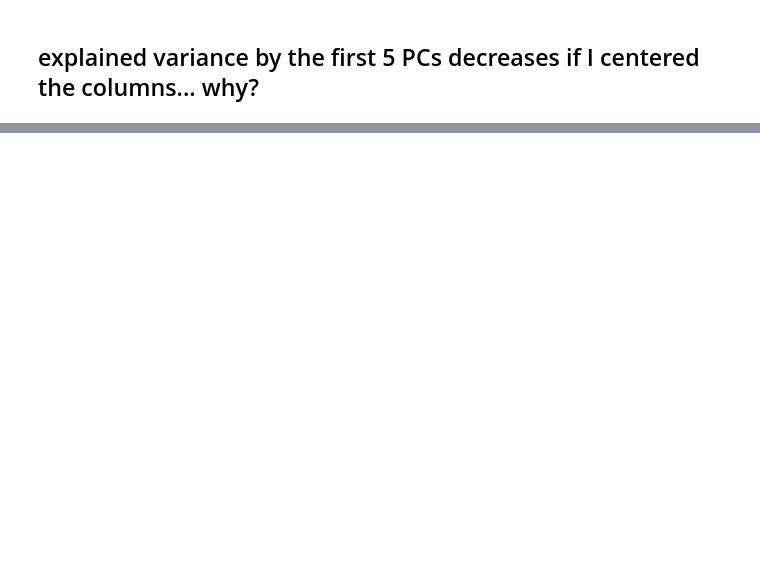
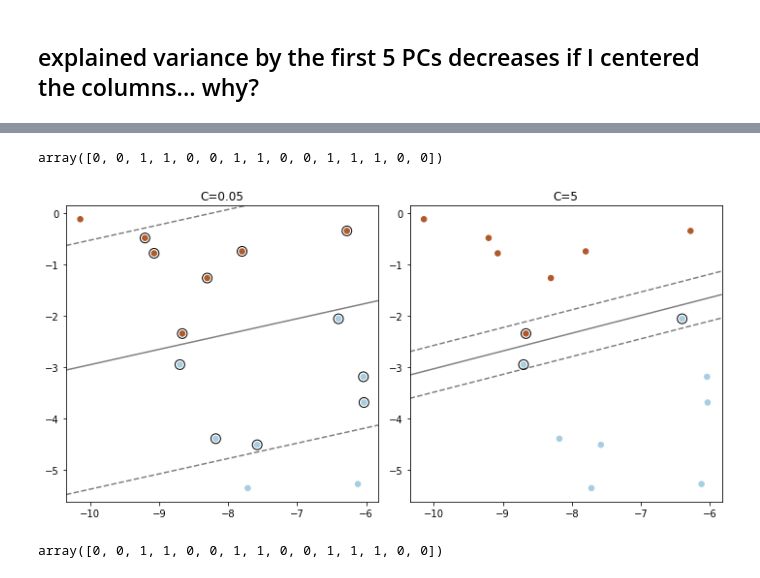
Before and after one commit to jiaqiw9/interpretation-of-metabolomics, a Jupyter notebook: SVM/DS Project.ipynb, the cells around one changed output, grey strips where cells are left out. Drawn from its saved outputs; the diff is of its cells as text; code cells hidden in the pictures; blank space fills up the shorter version.

```diff
--- a/SVM/DS Project.ipynb
+++ b/SVM/DS Project.ipynb
@@ -145,0 +297,64 @@ array([[ 0.35023824, -0.82537669, -0.97321099, -0.56514329],
+# %%
+X, y = make_blobs(n_samples=15, centers=2, random_state=777)
+y
+# %% [output]
+array([0, 0, 1, 1, 0, 0, 1, 1, 0, 0, 1, 1, 1, 0, 0])
+# %%
+import numpy as np
+import matplotlib.pyplot as plt
+from sklearn.datasets import make_blobs
+from sklearn.svm import LinearSVC
+
+X, y = make_blobs(n_samples=15, centers=2, random_state=777)
+
+
+plt.figure(figsize=(10, 5))
+for i, C in enumerate([0.05,5]):
+    # "hinge" is the standard SVM loss
+    clf = LinearSVC(C=C).fit(X, y)
+    # obtain the support vectors through the decision function
+    decision_function = clf.decision_function(X)
+    # we can also calculate the decision function manually
+    # decision_function = np.dot(X, clf.coef_[0]) + clf.intercept_[0]
+    # The support vectors are the samples that lie within the margin
+    # boundaries, whose size is conventionally constrained to 1
+    support_vector_indices = np.where(np.abs(decision_function) <= 1 + 1e-15)[0]
+    support_vectors = X[support_vector_indices]
+
+    plt.subplot(1, 2, i + 1)
+    plt.scatter(X[:, 0], X[:, 1], c=y, s=30, cmap=plt.cm.Paired)
+    ax = plt.gca()
+    xlim = ax.get_xlim()
+    ylim = ax.get_ylim()
+    xx, yy = np.meshgrid(
+        np.linspace(xlim[0], xlim[1], 50), np.linspace(ylim[0], ylim[1], 50)
+    )
+    Z = clf.decision_function(np.c_[xx.ravel(), yy.ravel()])
+    Z = Z.reshape(xx.shape)
+    plt.contour(
+        xx,
+        yy,
+        Z,
+        colors="k",
+        levels=[-1, 0, 1],
+        alpha=0.5,
+        linestyles=["--", "-", "--"],
+    )
+    plt.scatter(
+        support_vectors[:, 0],
+        support_vectors[:, 1],
+        s=100,
+        linewidth=1,
+        facecolors="none",
+        edgecolors="k",
+    )
+    plt.title("C=" + str(C))
+plt.tight_layout()
+plt.show()
+# %% [output]
+[figure, added]
+# %%
+X, y = make_blobs(n_samples=15, centers=2, random_state=777)
+y
+# %% [output]
+array([0, 0, 1, 1, 0, 0, 1, 1, 0, 0, 1, 1, 1, 0, 0])
```
Also changed, not shown: parts of 22 cells of this notebook, 5 other files.
